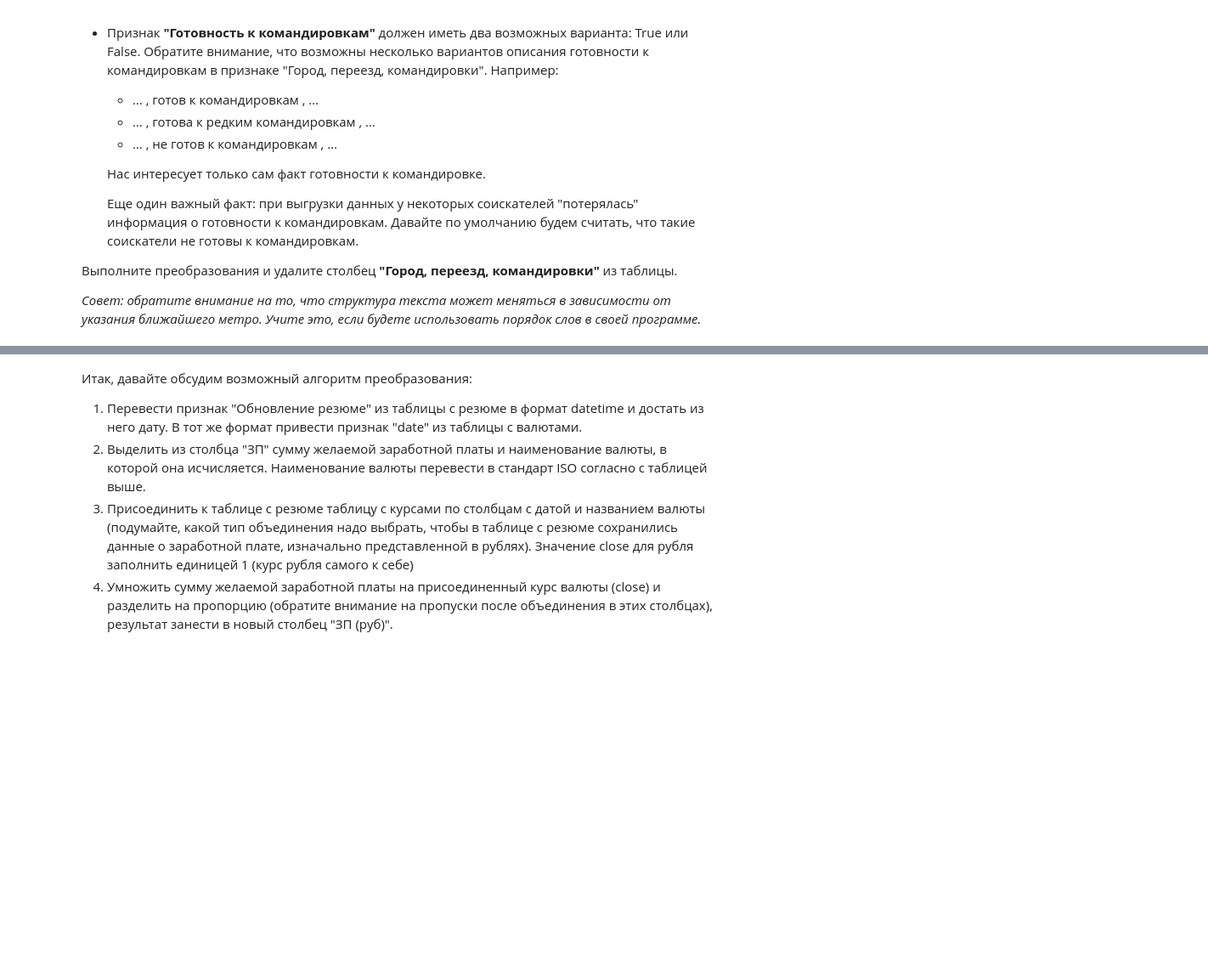
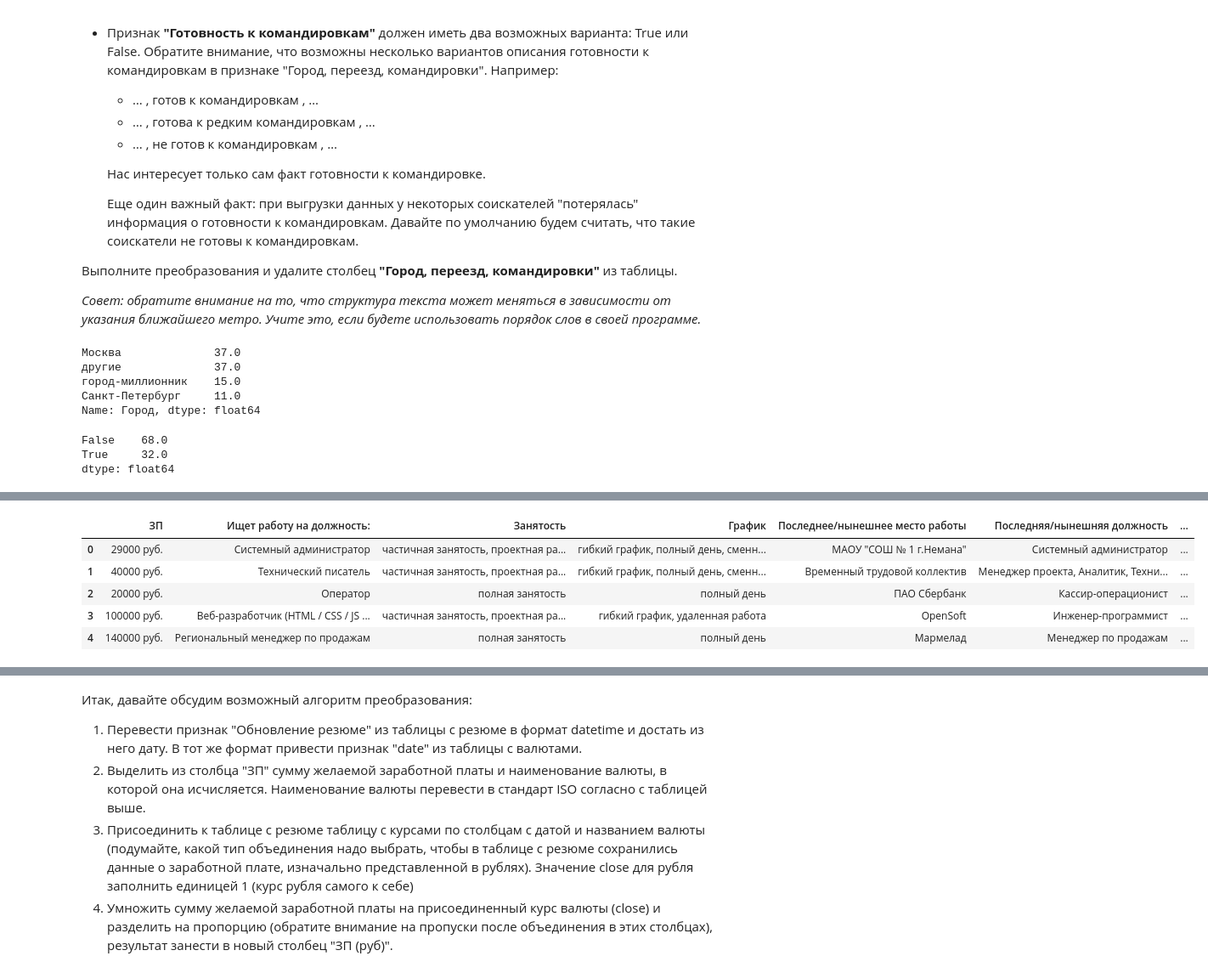
Before and after one commit to Dennniskoo/data_science, a Jupyter notebook: Project_1/Project-1.ipynb, the cells around one changed output, grey strips where cells are left out. Shown at 85% size. Saved outputs shown, nothing was run; the diff lists cells and outputs as text; code cells hidden in the pictures; blank space fills up the shorter version.

```diff
--- a/Project_1/Project-1.ipynb
+++ b/Project_1/Project-1.ipynb
@@ -165,5 +157,6 @@ def convert_age(age_string:str):
     return int(num_years)*12 + int(num_month)
 
 data['Опыт работы (месяц)'] = data['Опыт работы'].apply(convert_age)
-data['Опыт работы (месяц)'].head(30)
+data.drop(columns='Опыт работы', inplace=True)
+data['Опыт работы (месяц)'].median()
 # %% [output]
@@ -220,7 +197,42 @@ Name: Опыт работы (месяц), dtype: float64
 
 *Совет: обратите внимание на то, что структура текста может меняться в зависимости от указания ближайшего метро. Учите это, если будете использовать порядок слов в своей программе.*
 # %%
-#ваш код здесь
+def town(str_w_town:str):
+    million_cities = ['Новосибирск', 'Екатеринбург','Нижний Новгород','Казань', 'Челябинск','Омск', 'Самара', 'Ростов-на-Дону', 'Уфа', 'Красноярск', 'Пермь', 'Воронеж','Волгоград']
+    town = str_w_town.split()[0]
+    if town in ['Москва', 'Санкт-Петербург']: return town
+    elif town in million_cities: return 'город-миллионник'
+    else: return 'другие'
+
+data['Город'] = data['Город, переезд, командировки'].apply(town)
+data['Город'].value_counts(normalize=True).round(2) * 100
+# %% [output]
+Москва              37.0
+другие              37.0
+город-миллионник    15.0
+Санкт-Петербург     11.0
+Name: Город, dtype: float64
+# %%
+def pereezd(str_w_info:str):
+    lst = str_w_info.split(',')
+    for p in lst:
+        if (('переехать' in p) | ('переезд' in p)) : return 'не' not in p.split()
+    return False
+
+def komandirovka(str_w_info:str):
+    lst = str_w_info.split(',')
+    for k in lst:
+        if 'командировк' in k: return 'не' not in k.split()
+    return False
+
+data['Готовность к переезду'] = data['Город, переезд, командировки'].apply(pereezd)
+data['Готовность к командировкам'] = data['Город, переезд, командировки'].apply(komandirovka)
+data.drop(columns='Город, переезд, командировки', inplace=True)
+(data['Готовность к переезду'] & data['Готовность к командировкам']).value_counts(normalize=True).round(2) * 100
+# %% [output]
+False    68.0
+True     32.0
+dtype: float64
 # %% [markdown]
 5. Рассмотрим поближе признаки **"Занятость"** и **"График"**. Сейчас признаки представляют собой набор категорий желаемой занятости (полная занятость, частичная занятость, проектная работа, волонтерство, стажировка) и желаемого графика работы (полный день, сменный график, гибкий график, удаленная работа, вахтовый метод).
 На сайте hh.ru соискатель может указывать различные комбинации данных категорий, например:
@@ -237,7 +249,24 @@ Name: Опыт работы (месяц), dtype: float64
 <img src=https://raw.githubusercontent.com/AndreyRysistov/DatasetsForPandas/main/ohe.jpg>
 Выполните данное преобразование для признаков "Занятость" и "График", ответьте на контрольные вопросы, после чего удалите их из таблицы
 # %%
-#ваш код здесь
+def extract_unique_elements(col:pd.Series):
+    result = set()
+    for column_value in col:
+        for element in column_value.split(','):
+            result.add(element.strip())
+    return result
+
+employment_types = extract_unique_elements(data['Занятость'])
+
+for empl_type in employment_types:
+    data[empl_type] = data['Занятость'].apply(lambda x: empl_type in x)
+# %% [output]
+|  | ЗП | Ищет работу на должность: | Занятость | График | Последнее/нынешнее место работы | Последняя/нынешняя должность | ... |
+| 0 | 29000 руб. | Системный администратор | частичная занятость, проектная ра... | гибкий график, полный день, сменн... | МАОУ "СОШ № 1 г.Немана" | Системный администратор | ... |
+| 1 | 40000 руб. | Технический писатель | частичная занятость, проектная ра... | гибкий график, полный день, сменн... | Временный трудовой коллектив | Менеджер проекта, Аналитик, Техни... | ... |
+| 2 | 20000 руб. | Оператор | полная занятость | полный день | ПАО Сбербанк | Кассир-операционист | ... |
+| 3 | 100000 руб. | Веб-разработчик (HTML / CSS / JS ... | частичная занятость, проектная ра... | гибкий график, удаленная работа | OpenSoft | Инженер-программист | ... |
+| 4 | 140000 руб. | Региональный менеджер по продажам | полная занятость | полный день | Мармелад | Менеджер по продажам | ... |
 # %% [markdown]
 6. (2 балла) Наконец, мы добрались до самого главного и самого важного - признака заработной платы **"ЗП"**.
 В чем наша беда? В том, что помимо желаемой заработной платы соискатель указывает валюту, в которой он бы хотел ее получать, например:
```
Also changed, not shown: parts of 3 cells of this notebook, 1 other file.
